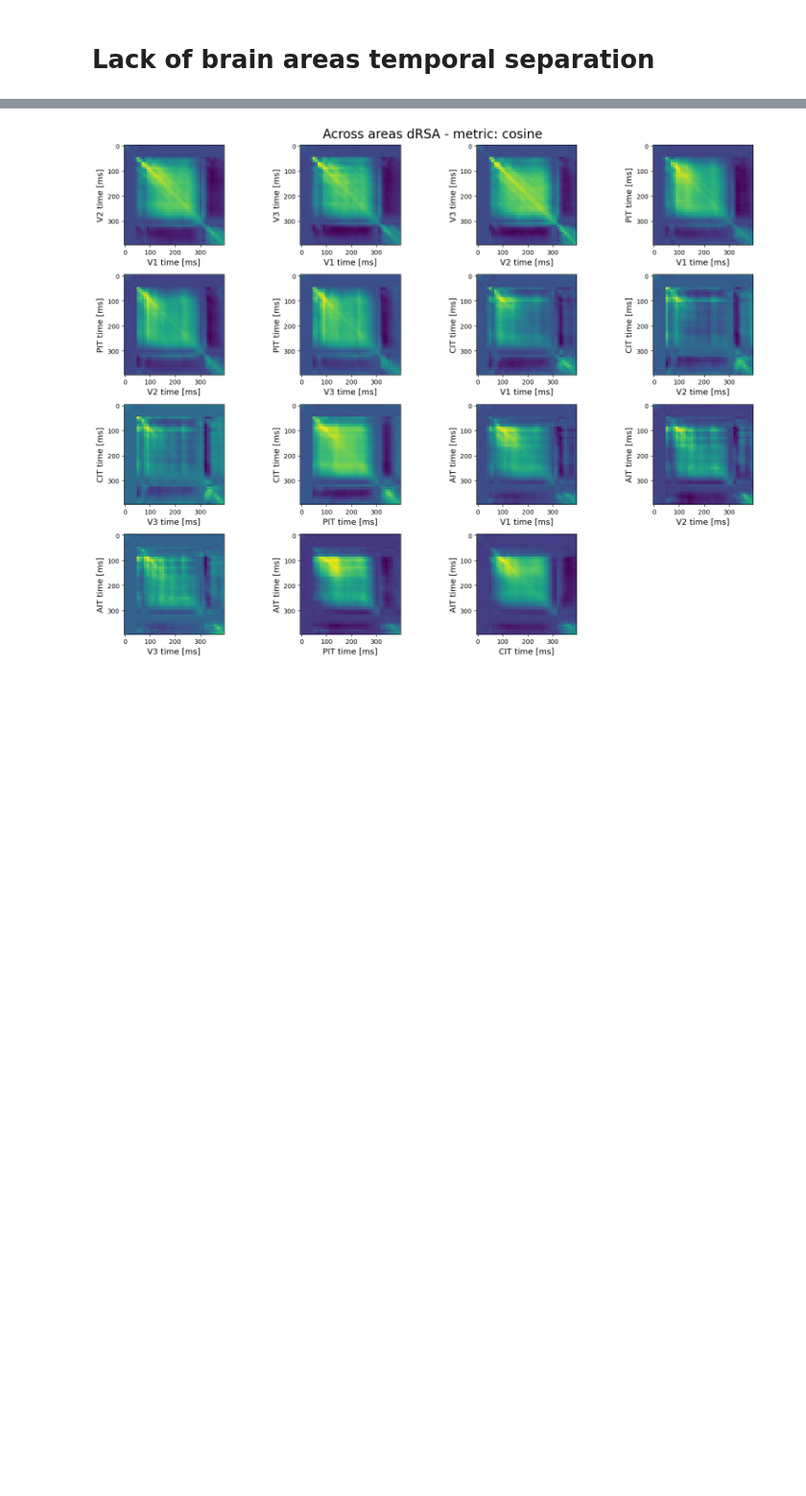
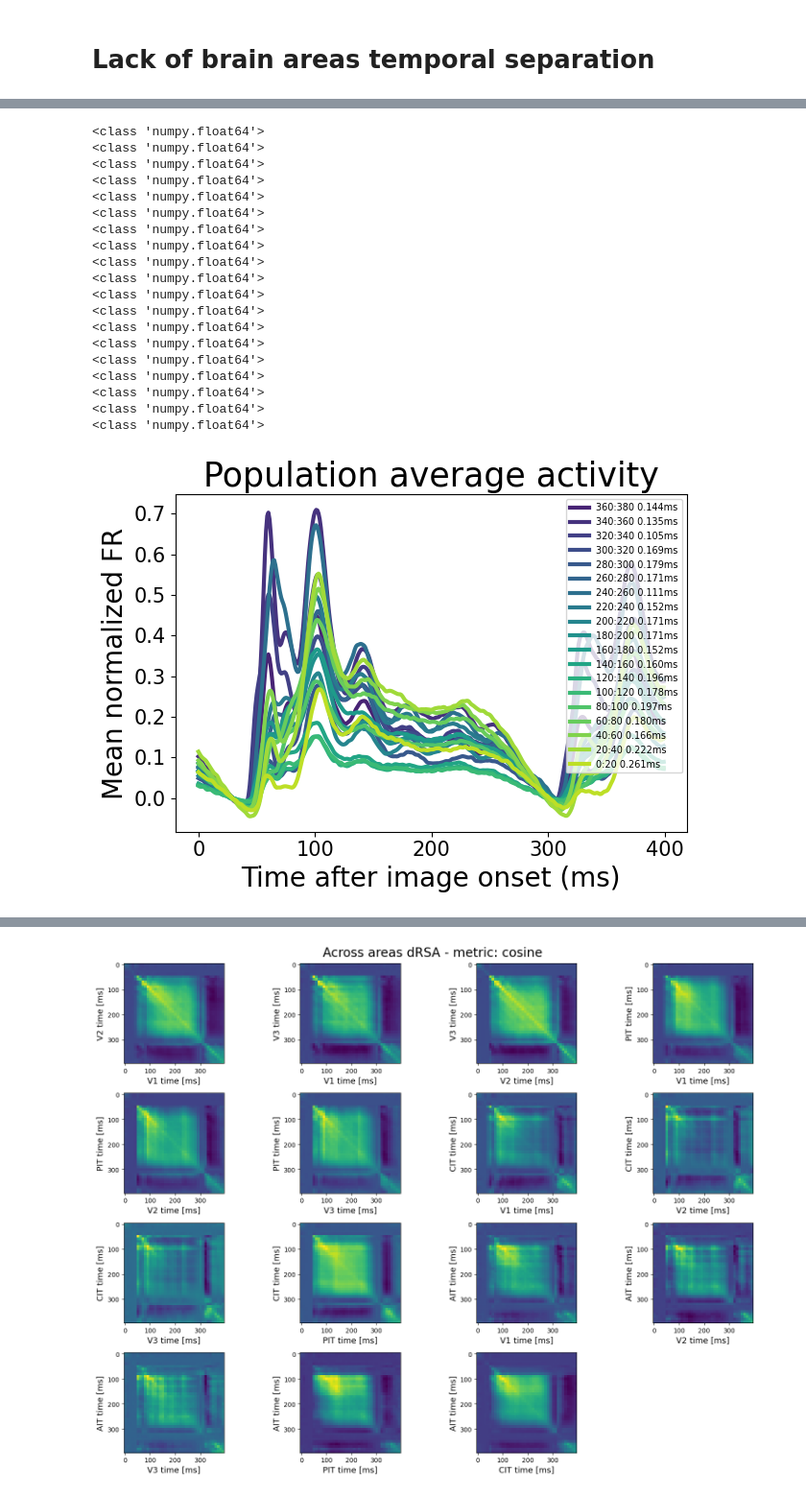
Before and after one commit to TizianoCausin01/temporal_context, a Jupyter notebook: python_scripts/scripts/figures_research_proposal.ipynb, the cells around one changed output, grey strips where cells are left out. Shown at 96% size. Drawn from its saved outputs; the diff is of its cells as text; code cells hidden in the pictures; blank space fills up the shorter version.

```diff
--- a/python_scripts/scripts/figures_research_proposal.ipynb
+++ b/python_scripts/scripts/figures_research_proposal.ipynb
@@ -354,0 +356,3 @@ plt.savefig(f"{cfg.fig_dir}/avg_population_activity.pdf")
+# %%
+for idx, i in enumerate(range(0,20, 3)):
+    print(idx)
@@ -354,0 +387,45 @@ plt.savefig(f"{cfg.fig_dir}/avg_population_activity.pdf")
+# %%
+# visualize univariate activity
+cmap = truncate_colormap(plt.cm.viridis)
+chan_range = 20
+n_plots = natraster.get_array().shape[0] // chan_range
+t =.2
+all_max = []
+for idx, st in enumerate(range(0, natraster.get_array().shape[0] - chan_range, chan_range)[::-1]):
+    m = np.mean(natraster.get_array()[st:st+chan_range,:,:], axis=(0,2))
+    color=cmap(idx / (n_plots - 1))
+    t = np.arange(m[:30].shape[0])
+    t_centroid = np.sum(t * m[:30]) / np.sum(m)
+    all_max.append(t_centroid)
+    plt.plot(m, color=color, label=f"{st}:{st+chan_range} {t_centroid.item():.3f}ms", linewidth=3,);
+    # plt.fill_between(np.arange(m.shape[0]), m - std,m + std, color=color, alpha=0.3)
+# plt.xticks(np.arange(0, m.shape[0]+1, 10), np.arange(0, m.shape[0]+1, 10)*1000//cfg.new_fs, fontsize=cfg.ticks_fontsize)
+plt.xticks(np.arange(0, m.shape[0]+1, 100), np.arange(0, m.shape[0]+1, 100), fontsize=cfg.ticks_fontsize)
+plt.yticks(fontsize=cfg.ticks_fontsize)
+plt.ylabel("Mean normalized FR", fontsize=cfg.labels_fontsize)
+plt.xlabel("Time after image onset (ms)", fontsize=cfg.labels_fontsize)
+plt.title("Population average activity", fontsize=cfg.title_fontsize)
+plt.legend(loc='upper right', fontsize=cfg.legend_fontsize-6);
+plt.tight_layout()
+# plt.savefig(f"{cfg.fig_dir}/avg_population_activity.pdf")
+# %% [output]
+<class 'numpy.float64'>
+<class 'numpy.float64'>
+<class 'numpy.float64'>
+<class 'numpy.float64'>
+<class 'numpy.float64'>
+<class 'numpy.float64'>
+<class 'numpy.float64'>
+<class 'numpy.float64'>
+<class 'numpy.float64'>
+<class 'numpy.float64'>
+<class 'numpy.float64'>
+<class 'numpy.float64'>
+<class 'numpy.float64'>
+<class 'numpy.float64'>
+<class 'numpy.float64'>
+<class 'numpy.float64'>
+<class 'numpy.float64'>
+<class 'numpy.float64'>
+<class 'numpy.float64'>
+[figure, added]
```
Also changed, not shown: parts of 9 cells of this notebook, 2 other files.
